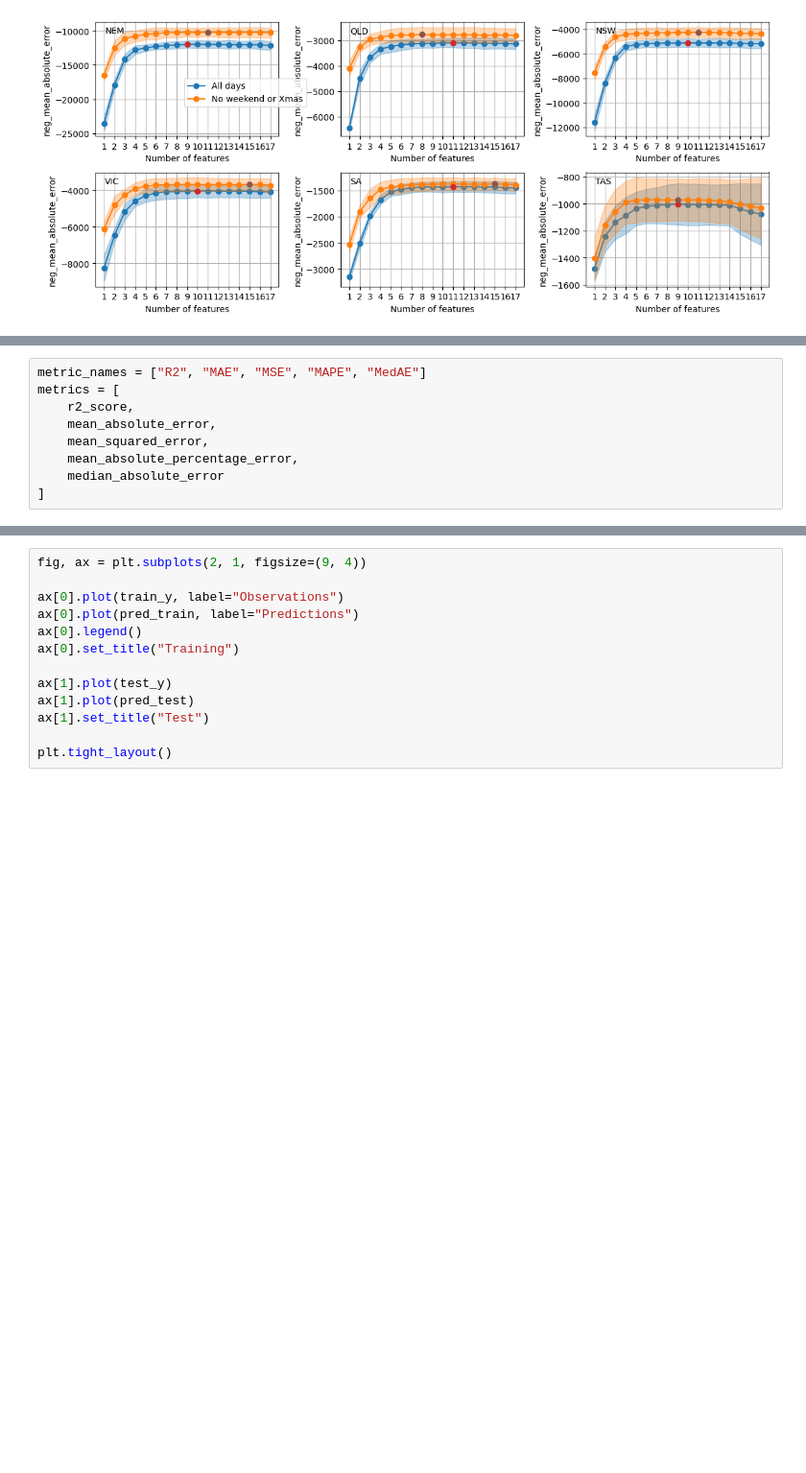
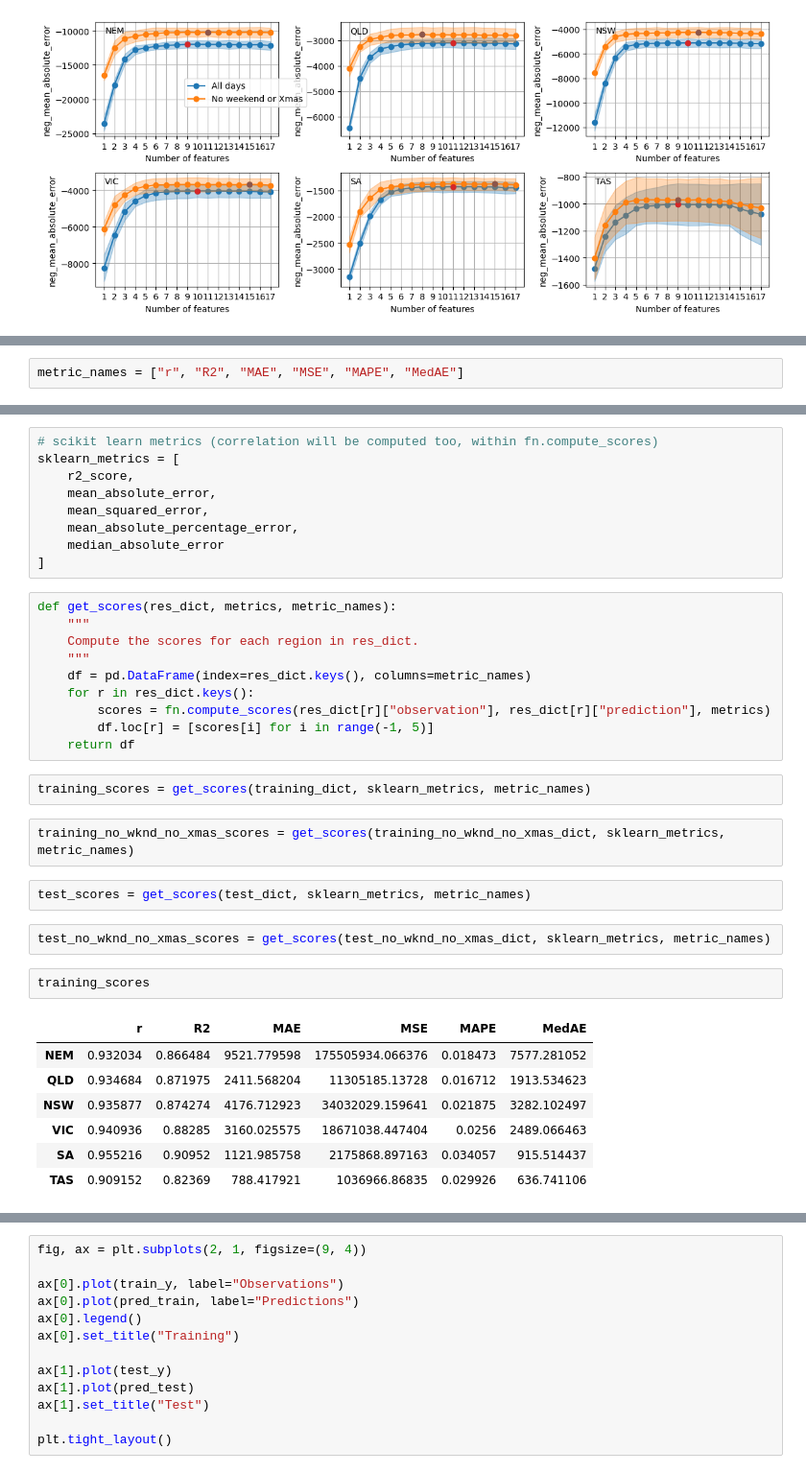
Before and after one commit to dougrichardson/demand_model, a Jupyter notebook: 17_evaluation.ipynb, the cells around one changed output, grey strips where cells are left out. Shown at 96% size. Drawn from its saved outputs; the diff is of its cells as text; blank space fills up the shorter version.

```diff
--- a/17_evaluation.ipynb
+++ b/17_evaluation.ipynb
@@ -164,9 +279,2 @@ plt.tight_layout()
 # %%
-metric_names = ["R2", "MAE", "MSE", "MAPE", "MedAE"]
-metrics = [
-    r2_score,
-    mean_absolute_error,
-    mean_squared_error,
-    mean_absolute_percentage_error,
-    median_absolute_error
-]
+metric_names = ["r", "R2", "MAE", "MSE", "MAPE", "MedAE"]
@@ -207,0 +281,37 @@ plot_scores(train_scores, test_scores, metric_names)
+# %%
+# scikit learn metrics (correlation will be computed too, within fn.compute_scores)
+sklearn_metrics = [
+    r2_score,
+    mean_absolute_error,
+    mean_squared_error,
+    mean_absolute_percentage_error,
+    median_absolute_error
+]
+# %%
+def get_scores(res_dict, metrics, metric_names):
+    """
+    Compute the scores for each region in res_dict.
+    """
+    df = pd.DataFrame(index=res_dict.keys(), columns=metric_names)
+    for r in res_dict.keys():
+        scores = fn.compute_scores(res_dict[r]["observation"], res_dict[r]["prediction"], metrics)
+        df.loc[r] = [scores[i] for i in range(-1, 5)]
+    return df
+# %%
+training_scores = get_scores(training_dict, sklearn_metrics, metric_names)
+# %%
+training_no_wknd_no_xmas_scores = get_scores(training_no_wknd_no_xmas_dict, sklearn_metrics, metric_names)
+# %%
+test_scores = get_scores(test_dict, sklearn_metrics, metric_names)
+# %%
+test_no_wknd_no_xmas_scores = get_scores(test_no_wknd_no_xmas_dict, sklearn_metrics, metric_names)
+# %%
+training_scores
+# %% [output]
+|  | r | R2 | MAE | MSE | MAPE | MedAE |
+| NEM | 0.932034 | 0.866484 | 9521.779598 | 175505934.066376 | 0.018473 | 7577.281052 |
+| QLD | 0.934684 | 0.871975 | 2411.568204 | 11305185.13728 | 0.016712 | 1913.534623 |
+| NSW | 0.935877 | 0.874274 | 4176.712923 | 34032029.159641 | 0.021875 | 3282.102497 |
+| VIC | 0.940936 | 0.88285 | 3160.025575 | 18671038.447404 | 0.0256 | 2489.066463 |
+| SA | 0.955216 | 0.90952 | 1121.985758 | 2175868.897163 | 0.034057 | 915.514437 |
+| TAS | 0.909152 | 0.82369 | 788.417921 | 1036966.86835 | 0.029926 | 636.741106 |
```
Also changed, not shown: parts of 30 cells of this notebook, 1 other file.
